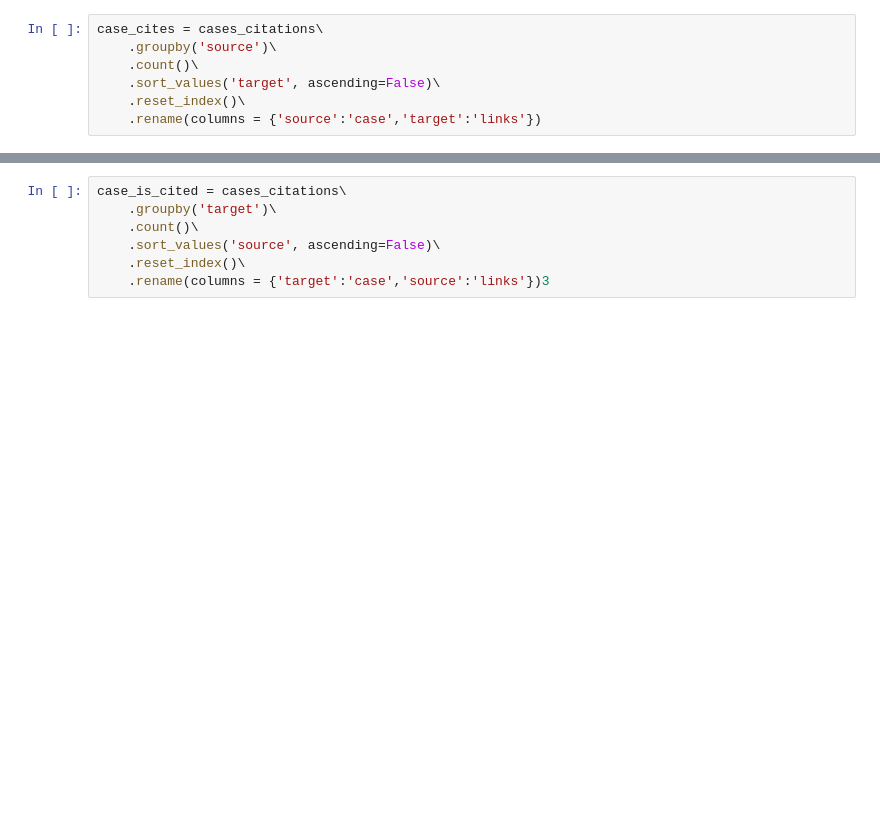
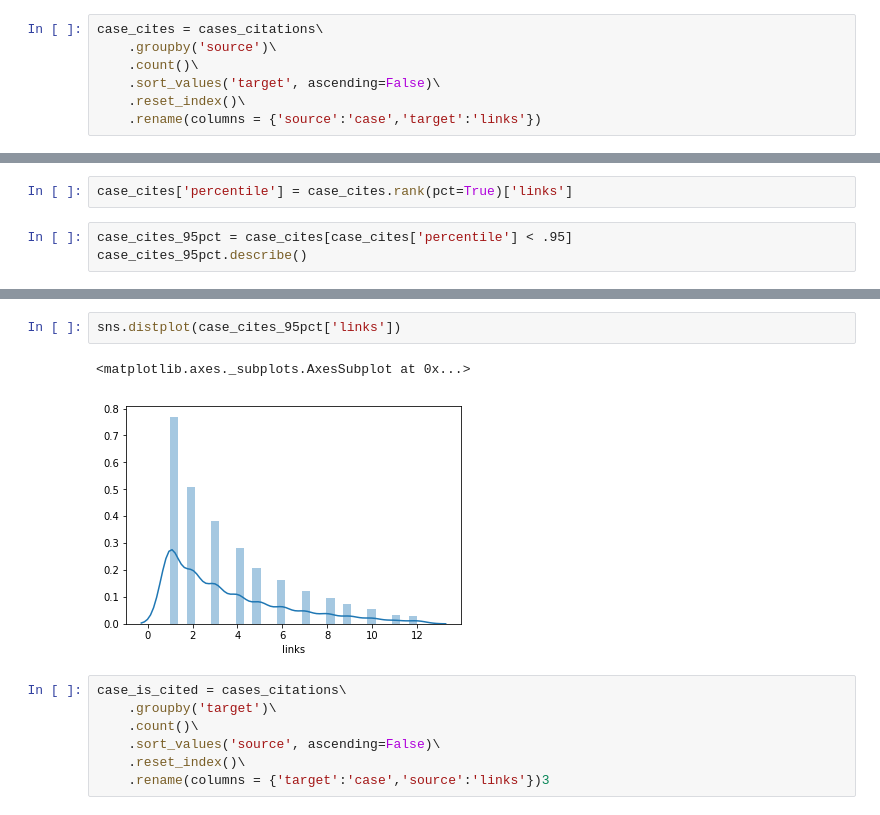
Before and after one commit to Shagunaawasthi/cjeu-court-decision-similarity, a Jupyter notebook: scripts/CasesDistributions.ipynb, the cells around one changed output, grey strips where cells are left out. Drawn from its saved outputs; the diff is of its cells as text; blank space fills up the shorter version.

```diff
--- a/scripts/CasesDistributions.ipynb
+++ b/scripts/CasesDistributions.ipynb
@@ -18,0 +36,5 @@ case_cites = cases_citations\
+# %%
+case_cites['percentile'] = case_cites.rank(pct=True)['links']
+# %%
+case_cites_95pct = case_cites[case_cites['percentile'] < .95]
+case_cites_95pct.describe()
@@ -19,3 +51,8 @@ case_cites = cases_citations\
+# %%
+sns.distplot(case_cites_95pct['links'])
+# %% [output]
+<matplotlib.axes._subplots.AxesSubplot at 0x...>
+[figure, added]
 # %%
 case_is_cited = cases_citations\
     .groupby('target')\
```
Also changed, not shown: parts of 3 cells of this notebook, 1 other file.
